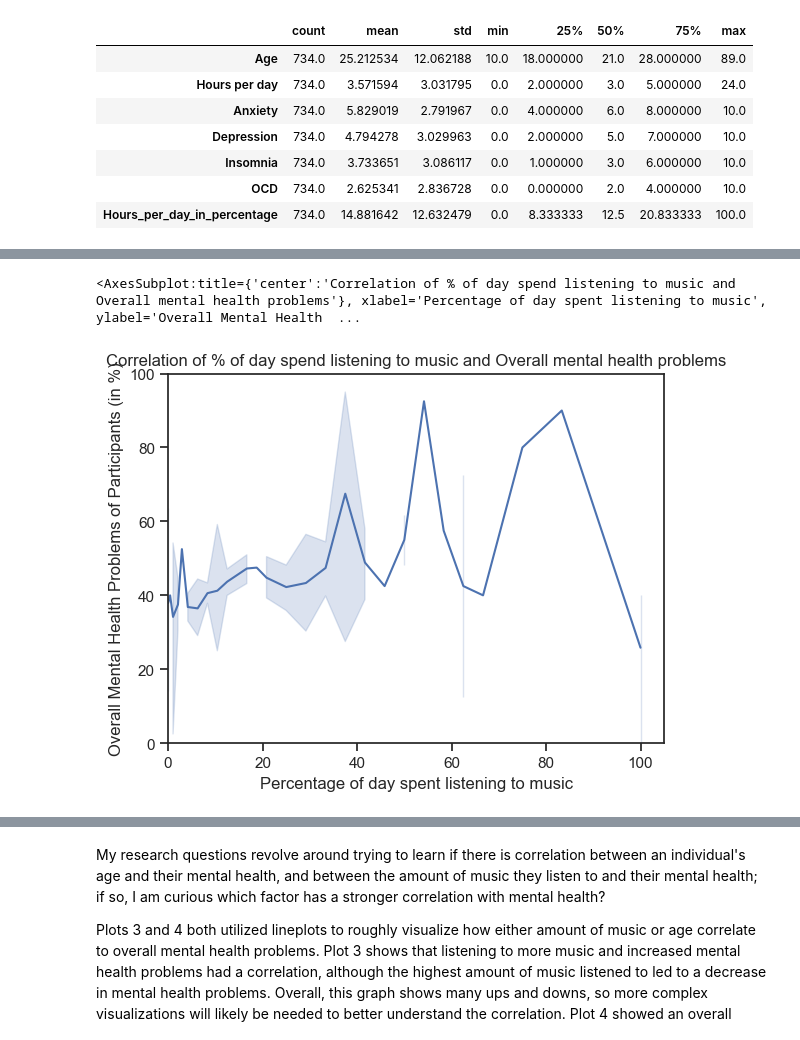
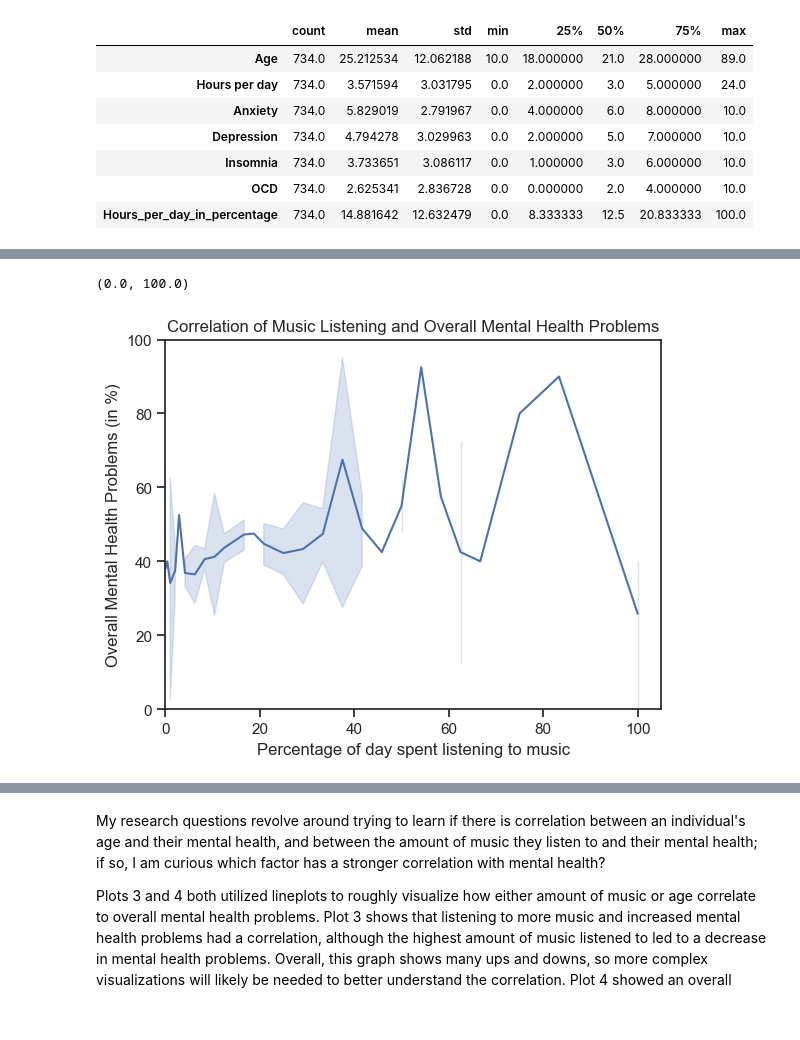
Before and after one commit to ubco-W2022T2-data301/project-group-group12, a Jupyter notebook: analysis/analysisZainab.ipynb, the cells around one changed output, grey strips where cells are left out. Cells and saved outputs as stored; diff of their text form; code cells hidden in the pictures.

Commit message:
updated my analysis file to remove extra code and edit graphs, not done yet

```diff
--- a/analysis/analysisZainab.ipynb
+++ b/analysis/analysisZainab.ipynb
@@ -326,3 +191,2 @@ df4
 # %%
-df5 = filterdrop_copy[["Hours_per_day_in_percentage", "Overall_Mental_Health_out_of_100"]]
-df5
+df5 = datasetchain2[["Hours_per_day_percentage", "Overall_Mental_Health_out_of_100"]]
@@ -428,16 +203,14 @@ df10
 # %%
 # Now that all 10 graphs are made, let's make visualizations from graph 5 and graph 10, to visualize the correlation between their respective columns
 
 sns.set_theme(style="ticks")
-plot3=sns.lineplot(data=df5, x="Hours_per_day_in_percentage", y="Overall_Mental_Health_out_of_100")
-plot3.set(xlabel="Percentage of day spent listening to music", ylabel="Overall Mental Health Problems of Participants (in %)", title="Correlation of % of day spend listening to music and Overall mental health problems")
+plot3=sns.lineplot(data=df5, x="Hours_per_day_percentage", y="Overall_Mental_Health_out_of_100")
+plot3.set(xlabel="Percentage of day spent listening to music", ylabel="Overall Mental Health Problems (in %)", title="Correlation of Music Listening and Overall Mental Health Problems")
 plot3.set_xlim(0, None)
 plot3.set_ylim(0, 100)
-
-plot3
 # %% [output]
-<AxesSubplot:title={'center':'Correlation of % of day spend listening to music and Overall mental health problems'}, xlabel='Percentage of day spent listening to music', ylabel='Overall Mental Health  ...
+(0.0, 100.0)
-[figure, old version]
+[figure, new version]
 # %%
 sns.set_theme(style="ticks")
 plot4=sns.lineplot(data=df10, x="Age", y="Overall_Mental_Health_out_of_100")
```
Also changed, not shown: parts of 71 cells of this notebook, 1 other file.
